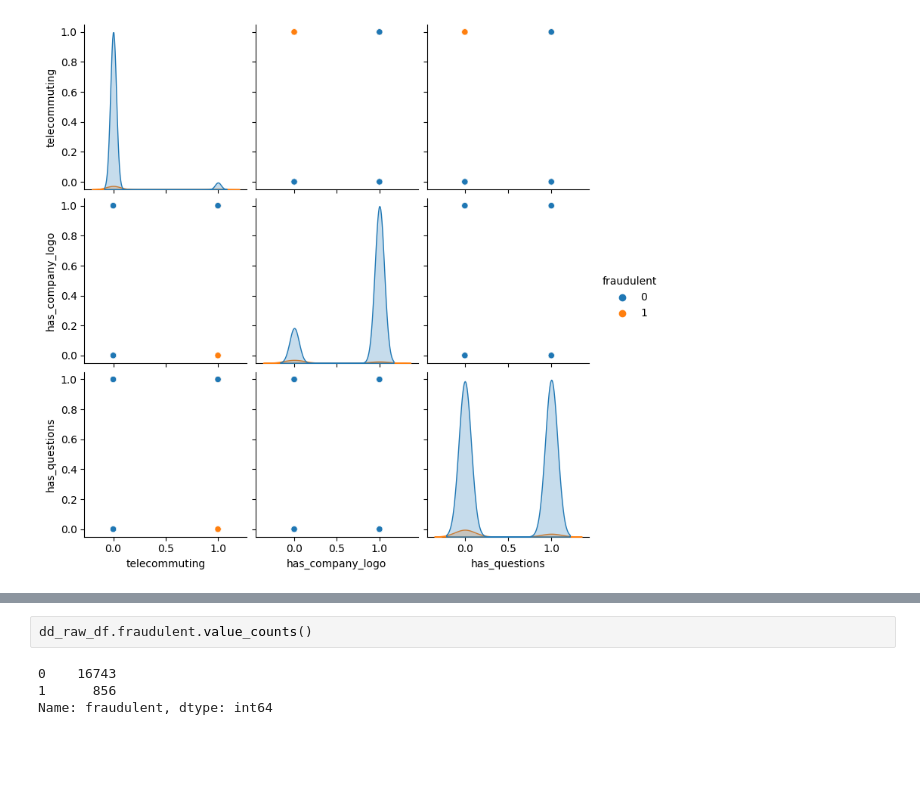
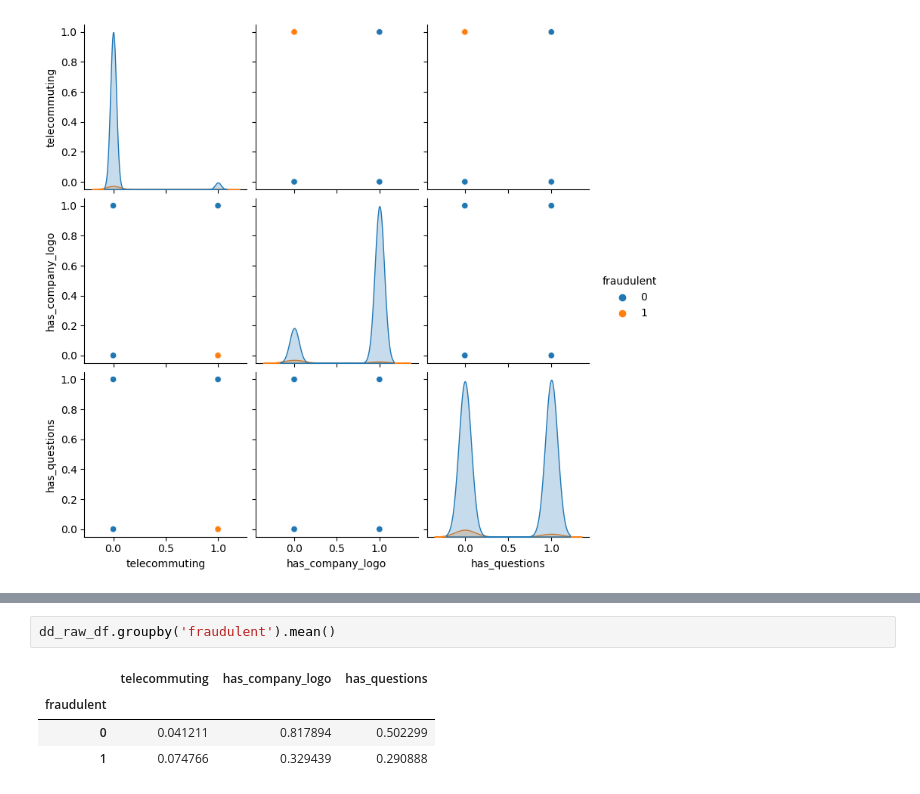
Before and after one commit to ADS-599-Team-2-Capstone/ADS-599-Capstone, a Jupyter notebook: Code Library Folder/ADS-599_Team-2_Data-Exploration-ZAF.ipynb, the cells around one changed output, grey strips where cells are left out. Drawn from its saved outputs; the diff is of its cells as text; blank space fills up the shorter version.

```diff
--- a/Code Library Folder/ADS-599_Team-2_Data-Exploration-ZAF.ipynb
+++ b/Code Library Folder/ADS-599_Team-2_Data-Exploration-ZAF.ipynb
@@ -254,6 +426,7 @@ fraudulent
 # %%
-dd_raw_df.fraudulent.value_counts()
+dd_raw_df.groupby('fraudulent').mean()
 # %% [output]
-0    16743
-1      856
-Name: fraudulent, dtype: int64
+|  | telecommuting | has_company_logo | has_questions |
+| fraudulent |  |  |  |
+| 0 | 0.041211 | 0.817894 | 0.502299 |
+| 1 | 0.074766 | 0.329439 | 0.290888 |
```
Also changed, not shown: parts of 29 cells of this notebook.
